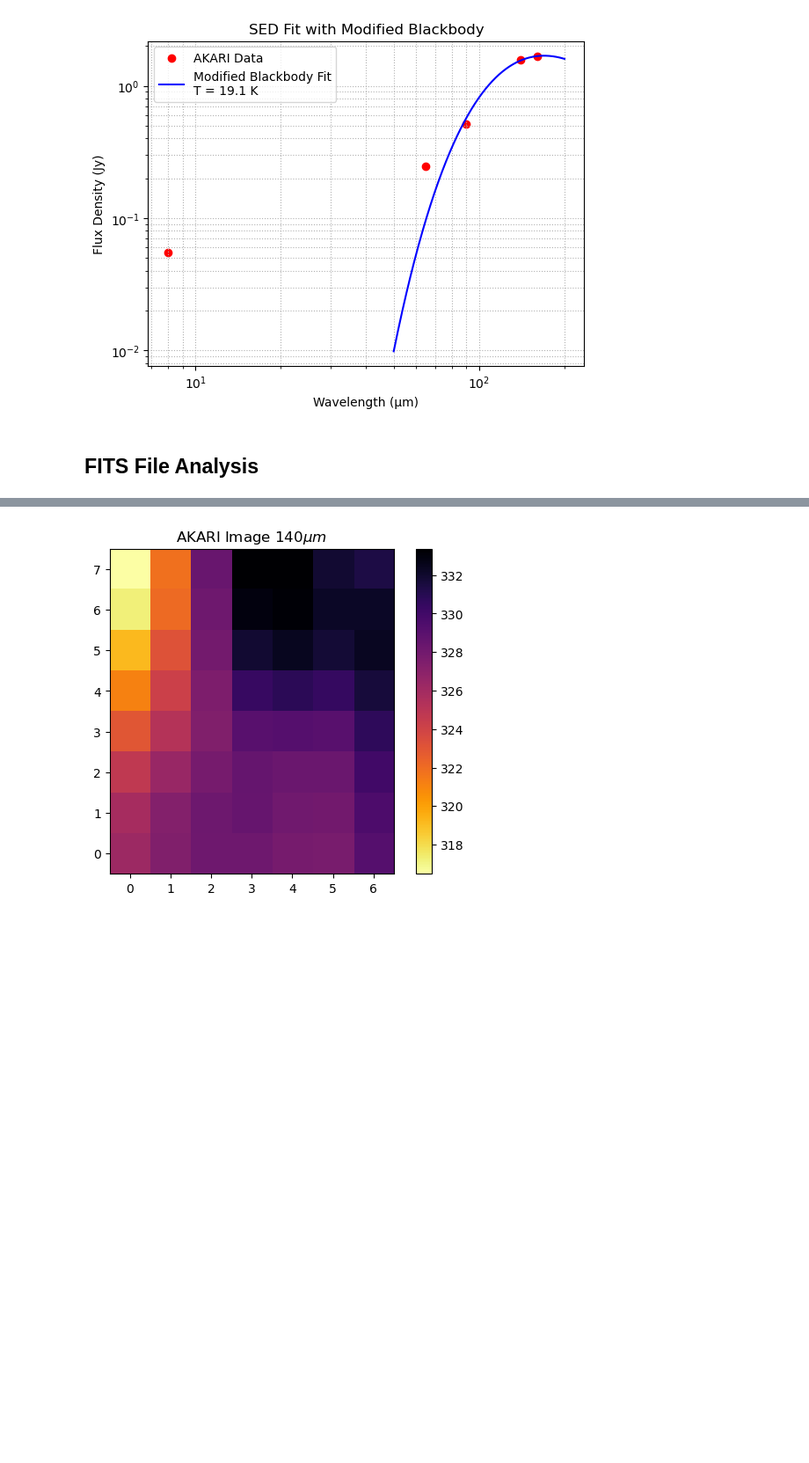
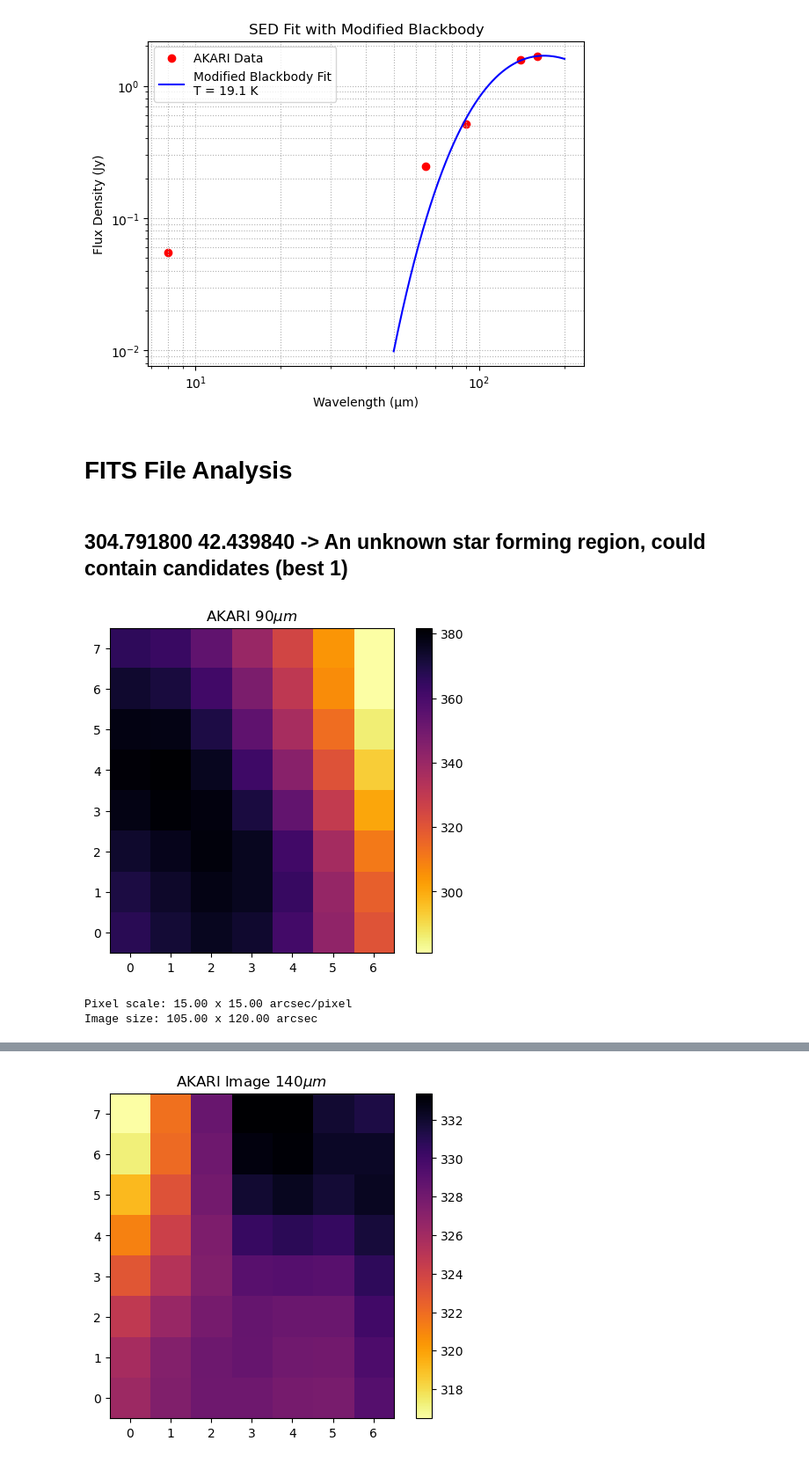
Before and after one commit to SomeDudeWhoExists/protostarNotebooks, a Jupyter notebook: Notebooks/AKARI.ipynb, the cells around one changed output, grey strips where cells are left out. Shown at 88% size. Drawn from its saved outputs; the diff is of its cells as text; code cells hidden in the pictures; blank space fills up the shorter version.

Commit message:
3 new sources + import FITS

```diff
--- a/Notebooks/AKARI.ipynb
+++ b/Notebooks/AKARI.ipynb
@@ -181,4 +181,29 @@ plt.show()
 Best-fit dust temperature: 19.09 K
 [figure]
 # %% [markdown]
-## **FITS File Analysis**
+# **FITS File Analysis**
+# %% [markdown]
+## **304.791800 42.439840 -> An unknown star forming region, could contain candidates** (best 1)
+# %%
+from astropy.io import fits
+import matplotlib.pyplot as plt
+
+akari90_4 = fits.open("../FITS/unknown, real candidate/fc_304.791800+42.439840_akari_fiswides(90).fits")[0]
+
+plt.imshow(akari90_4.data, origin='lower', cmap='inferno_r')
+plt.colorbar()
+plt.title("AKARI 90$\mu m$")
+plt.show()
+
+cdelt1 = abs(akari90_4.header['CD1_1']) * 3600  # arcsec/pixel
+cdelt2 = abs(akari90_4.header['CD2_2']) * 3600
+
+width_arcsec = akari90_4.header['NAXIS1'] * cdelt1
+height_arcsec = akari90_4.header['NAXIS2'] * cdelt2
+
+print(f"Pixel scale: {cdelt1:.2f} x {cdelt2:.2f} arcsec/pixel")
+print(f"Image size: {width_arcsec:.2f} x {height_arcsec:.2f} arcsec")
+# %% [output]
+[figure, added]
+Pixel scale: 15.00 x 15.00 arcsec/pixel
+Image size: 105.00 x 120.00 arcsec
```
Also changed, not shown: parts of 19 cells of this notebook, 44 other files.
